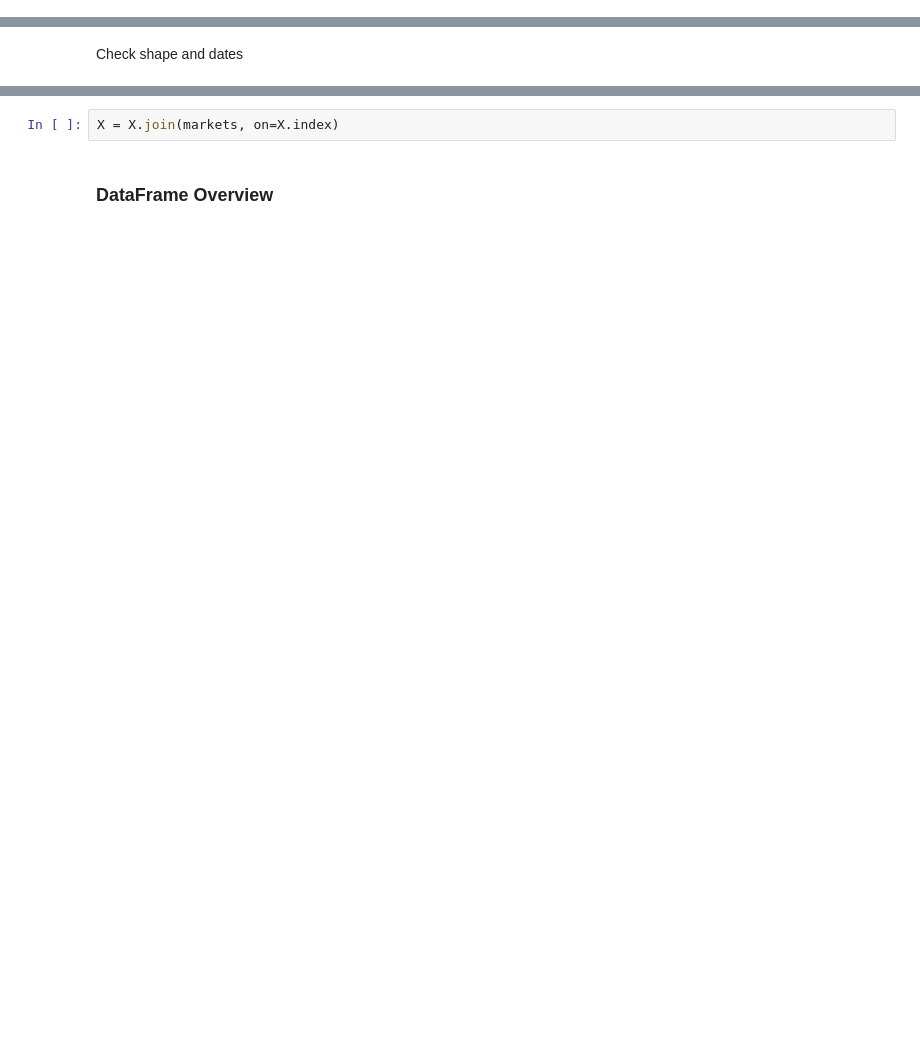
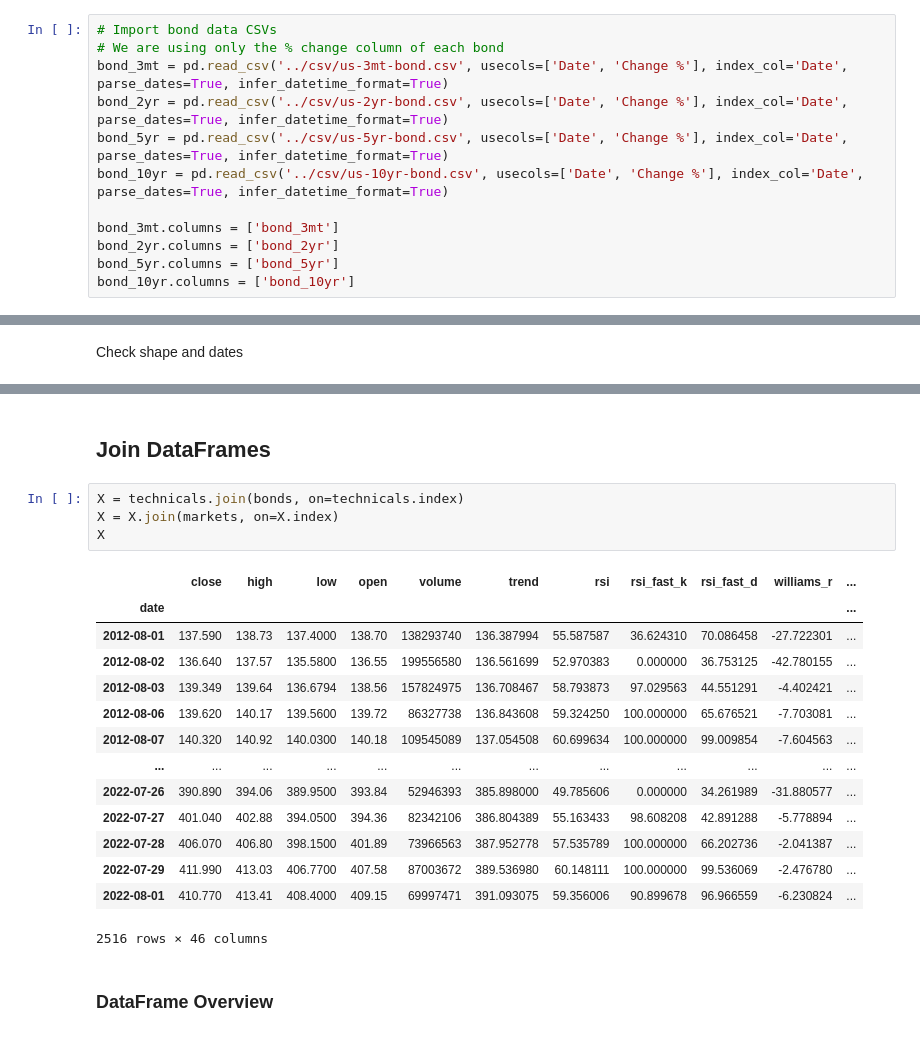
Before and after one commit to adamgulyas/cnn-vs-xgboost, a Jupyter notebook: notebooks/initial_variables.ipynb, the cells around one changed output, grey strips where cells are left out. Saved outputs shown, nothing was run; the diff lists cells and outputs as text; blank space fills up the shorter version.

Commit message:
Add bonds data; Feature set is complete for now

```diff
--- a/notebooks/initial_variables.ipynb
+++ b/notebooks/initial_variables.ipynb
@@ -182,2 +182,14 @@ X[X.isnull().any(axis=1)]
 # %% [markdown]
 ## Get Bond Data from CSVs
+# %%
+# Import bond data CSVs
+# We are using only the % change column of each bond
+bond_3mt = pd.read_csv('../csv/us-3mt-bond.csv', usecols=['Date', 'Change %'], index_col='Date', parse_dates=True, infer_datetime_format=True)
+bond_2yr = pd.read_csv('../csv/us-2yr-bond.csv', usecols=['Date', 'Change %'], index_col='Date', parse_dates=True, infer_datetime_format=True)
+bond_5yr = pd.read_csv('../csv/us-5yr-bond.csv', usecols=['Date', 'Change %'], index_col='Date', parse_dates=True, infer_datetime_format=True)
+bond_10yr = pd.read_csv('../csv/us-10yr-bond.csv', usecols=['Date', 'Change %'], index_col='Date', parse_dates=True, infer_datetime_format=True)
+
+bond_3mt.columns = ['bond_3mt']
+bond_2yr.columns = ['bond_2yr']
+bond_5yr.columns = ['bond_5yr']
+bond_10yr.columns = ['bond_10yr']
@@ -276,7 +337,26 @@ display(markets.shape, markets.head(), markets.tail())
 | 2022-07-28 | 4072.429932 | 12717.870117 | 1873.030029 | 32529.630859 | 14275.299805 | 96.419998 | 1750.300049 | 1.429613 | 1.28171 | 6.7574 | 0.97950 | ... |
 | 2022-07-29 | 4130.290039 | 12947.969727 | 1885.229980 | 32845.128906 | 14609.000000 | 98.620003 | 1762.900024 | 1.428400 | 1.28070 | 6.7458 | 0.98113 | ... |
 | 2022-08-01 | 4118.629883 | 12940.780273 | 1883.310059 | 32798.398438 | 14634.089844 | 93.889999 | 1769.000000 | 1.434470 | 1.28156 | 6.7432 | 0.97960 | ... |
+# %% [markdown]
+## Join DataFrames
 # %%
+X = technicals.join(bonds, on=technicals.index)
 X = X.join(markets, on=X.index)
+X
+# %% [output]
+|  | close | high | low | open | volume | trend | rsi | rsi_fast_k | rsi_fast_d | williams_r | ... |
+| date |  |  |  |  |  |  |  |  |  |  | ... |
+| 2012-08-01 | 137.590 | 138.73 | 137.4000 | 138.70 | 138293740 | 136.387994 | 55.587587 | 36.624310 | 70.086458 | -27.722301 | ... |
+| 2012-08-02 | 136.640 | 137.57 | 135.5800 | 136.55 | 199556580 | 136.561699 | 52.970383 | 0.000000 | 36.753125 | -42.780155 | ... |
+| 2012-08-03 | 139.349 | 139.64 | 136.6794 | 138.56 | 157824975 | 136.708467 | 58.793873 | 97.029563 | 44.551291 | -4.402421 | ... |
+| 2012-08-06 | 139.620 | 140.17 | 139.5600 | 139.72 | 86327738 | 136.843608 | 59.324250 | 100.000000 | 65.676521 | -7.703081 | ... |
+| 2012-08-07 | 140.320 | 140.92 | 140.0300 | 140.18 | 109545089 | 137.054508 | 60.699634 | 100.000000 | 99.009854 | -7.604563 | ... |
+| ... | ... | ... | ... | ... | ... | ... | ... | ... | ... | ... | ... |
+| 2022-07-26 | 390.890 | 394.06 | 389.9500 | 393.84 | 52946393 | 385.898000 | 49.785606 | 0.000000 | 34.261989 | -31.880577 | ... |
+| 2022-07-27 | 401.040 | 402.88 | 394.0500 | 394.36 | 82342106 | 386.804389 | 55.163433 | 98.608208 | 42.891288 | -5.778894 | ... |
+| 2022-07-28 | 406.070 | 406.80 | 398.1500 | 401.89 | 73966563 | 387.952778 | 57.535789 | 100.000000 | 66.202736 | -2.041387 | ... |
+| 2022-07-29 | 411.990 | 413.03 | 406.7700 | 407.58 | 87003672 | 389.536980 | 60.148111 | 100.000000 | 99.536069 | -2.476780 | ... |
+| 2022-08-01 | 410.770 | 413.41 | 408.4000 | 409.15 | 69997471 | 391.093075 | 59.356006 | 90.899678 | 96.966559 | -6.230824 | ... |
+2516 rows × 46 columns
 # %% [markdown]
 ### DataFrame Overview
```
Also changed, not shown: parts of 25 cells of this notebook, 5 other files.
